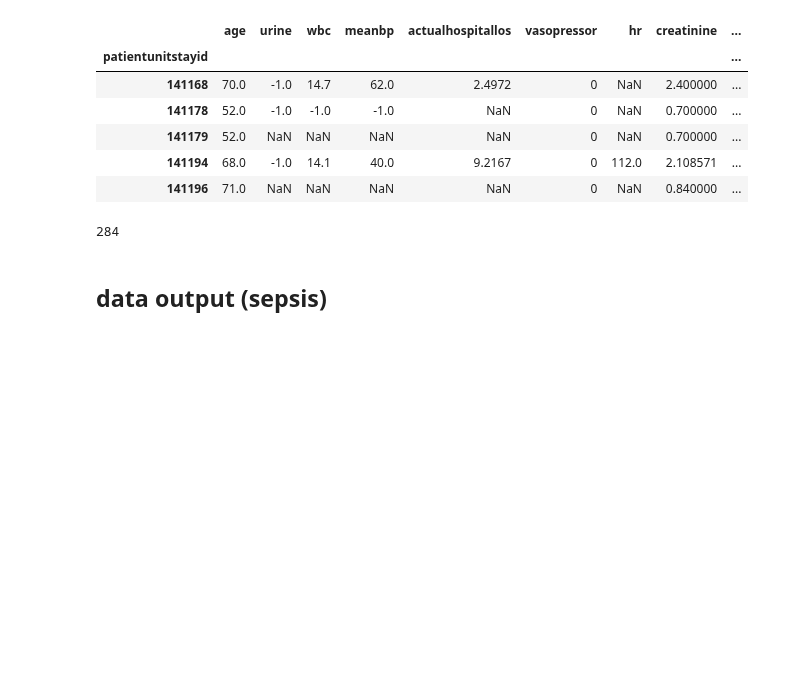
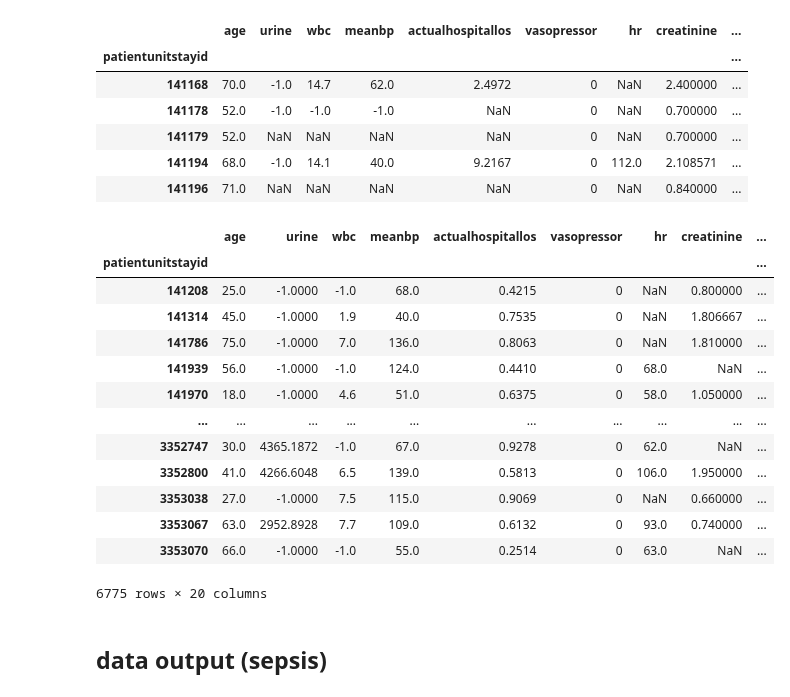
Before and after one commit to zEuler1027/ML_PICS, a Jupyter notebook: stretch.ipynb, the cells around one changed output. Drawn from its saved outputs; the diff is of its cells as text; code cells hidden in the pictures; blank space fills up the shorter version.

```diff
--- a/stretch.ipynb
+++ b/stretch.ipynb
@@ -71,10 +152,23 @@ df_raw_na.head()
 | 141179 | 52.0 | NaN | NaN | NaN | NaN | 0 | NaN | 0.700000 | ... |
 | 141194 | 68.0 | -1.0 | 14.1 | 40.0 | 9.2167 | 0 | 112.0 | 2.108571 | ... |
 | 141196 | 71.0 | NaN | NaN | NaN | NaN | 0 | NaN | 0.840000 | ... |
-# %%
-len(df_raw_na.dropna())
-# %% [output]
-284
+# %%
+df_raw_na[df_raw_na['actualhospitallos'] <= 1]
+# %% [output]
+|  | age | urine | wbc | meanbp | actualhospitallos | vasopressor | hr | creatinine | ... |
+| patientunitstayid |  |  |  |  |  |  |  |  | ... |
+| 141208 | 25.0 | -1.0000 | -1.0 | 68.0 | 0.4215 | 0 | NaN | 0.800000 | ... |
+| 141314 | 45.0 | -1.0000 | 1.9 | 40.0 | 0.7535 | 0 | NaN | 1.806667 | ... |
+| 141786 | 75.0 | -1.0000 | 7.0 | 136.0 | 0.8063 | 0 | NaN | 1.810000 | ... |
+| 141939 | 56.0 | -1.0000 | -1.0 | 124.0 | 0.4410 | 0 | 68.0 | NaN | ... |
+| 141970 | 18.0 | -1.0000 | 4.6 | 51.0 | 0.6375 | 0 | 58.0 | 1.050000 | ... |
+| ... | ... | ... | ... | ... | ... | ... | ... | ... | ... |
+| 3352747 | 30.0 | 4365.1872 | -1.0 | 67.0 | 0.9278 | 0 | 62.0 | NaN | ... |
+| 3352800 | 41.0 | 4266.6048 | 6.5 | 139.0 | 0.5813 | 0 | 106.0 | 1.950000 | ... |
+| 3353038 | 27.0 | -1.0000 | 7.5 | 115.0 | 0.9069 | 0 | NaN | 0.660000 | ... |
+| 3353067 | 63.0 | 2952.8928 | 7.7 | 109.0 | 0.6132 | 0 | 93.0 | 0.740000 | ... |
+| 3353070 | 66.0 | -1.0000 | -1.0 | 55.0 | 0.2514 | 0 | 63.0 | NaN | ... |
+6775 rows × 20 columns
 # %% [markdown]
 ## data output (sepsis)
 # %%
```
Also changed, not shown: parts of 11 cells of this notebook, 10 other files.
